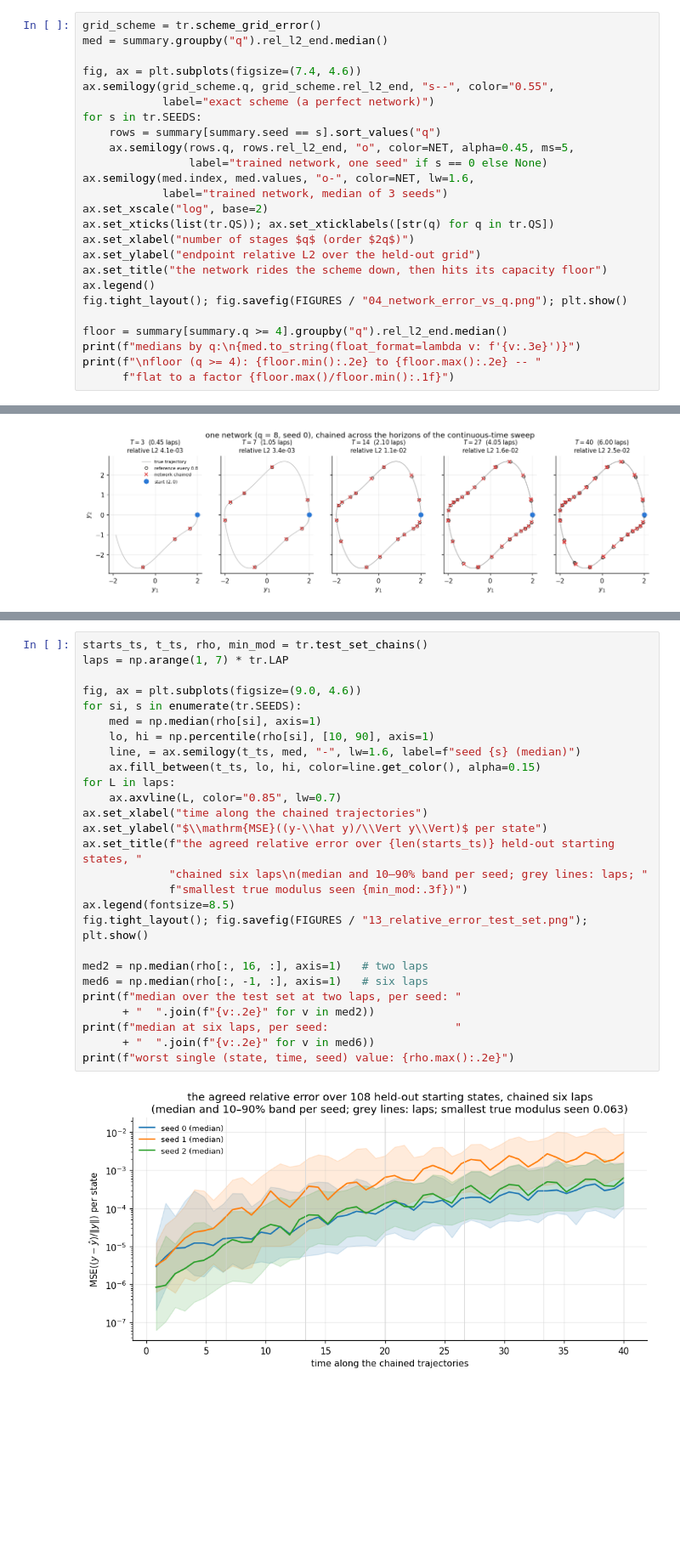
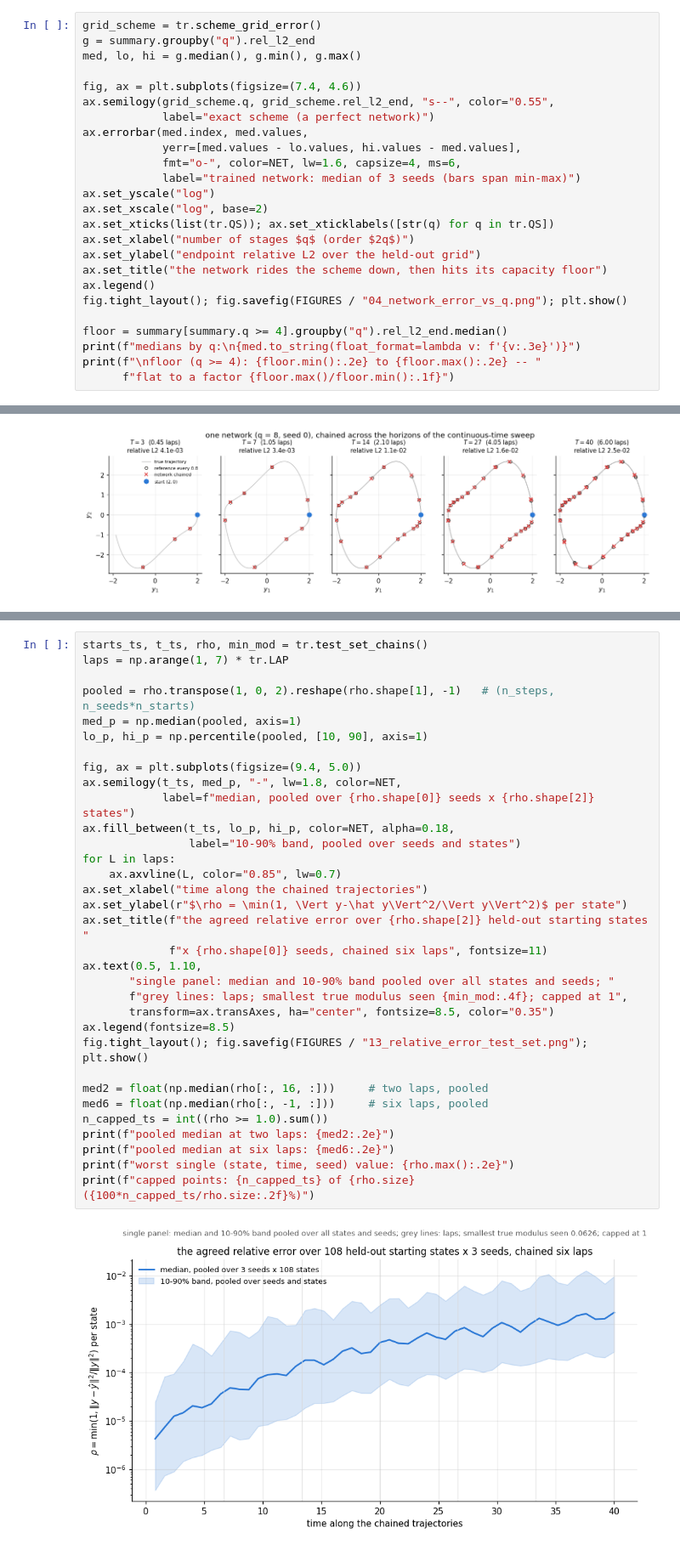
Before and after one commit to GeorgeWilliam1999/Van_Der_Pole, a Jupyter notebook: discrete_time_network/one_step_network.ipynb, the cells around one changed output, grey strips where cells are left out. Shown at 85% size. Cells and saved outputs as stored; diff of their text form; blank space fills up the shorter version.

```diff
--- a/discrete_time_network/one_step_network.ipynb
+++ b/discrete_time_network/one_step_network.ipynb
@@ -263,17 +263,17 @@ architecture error at every $q$, set by what 4×50 tanh units can represent, not
 scheme. Reproducing that floor, and locating it, is this step's deliverable.
 # %%
 grid_scheme = tr.scheme_grid_error()
-med = summary.groupby("q").rel_l2_end.median()
+g = summary.groupby("q").rel_l2_end
+med, lo, hi = g.median(), g.min(), g.max()
 
 fig, ax = plt.subplots(figsize=(7.4, 4.6))
 ax.semilogy(grid_scheme.q, grid_scheme.rel_l2_end, "s--", color="0.55",
             label="exact scheme (a perfect network)")
-for s in tr.SEEDS:
-    rows = summary[summary.seed == s].sort_values("q")
-    ax.semilogy(rows.q, rows.rel_l2_end, "o", color=NET, alpha=0.45, ms=5,
-                label="trained network, one seed" if s == 0 else None)
-ax.semilogy(med.index, med.values, "o-", color=NET, lw=1.6,
-            label="trained network, median of 3 seeds")
+ax.errorbar(med.index, med.values,
+            yerr=[med.values - lo.values, hi.values - med.values],
+            fmt="o-", color=NET, lw=1.6, capsize=4, ms=6,
+            label="trained network: median of 3 seeds (bars span min-max)")
+ax.set_yscale("log")
 ax.set_xscale("log", base=2)
 ax.set_xticks(list(tr.QS)); ax.set_xticklabels([str(q) for q in tr.QS])
 ax.set_xlabel("number of stages $q$ (order $2q$)")
@@ -646,29 +672,35 @@ reported in the figure).
 # %%
 starts_ts, t_ts, rho, min_mod = tr.test_set_chains()
 laps = np.arange(1, 7) * tr.LAP
 
-fig, ax = plt.subplots(figsize=(9.0, 4.6))
-for si, s in enumerate(tr.SEEDS):
-    med = np.median(rho[si], axis=1)
-    lo, hi = np.percentile(rho[si], [10, 90], axis=1)
-    line, = ax.semilogy(t_ts, med, "-", lw=1.6, label=f"seed {s} (median)")
-    ax.fill_between(t_ts, lo, hi, color=line.get_color(), alpha=0.15)
+pooled = rho.transpose(1, 0, 2).reshape(rho.shape[1], -1)   # (n_steps, n_seeds*n_starts)
+med_p = np.median(pooled, axis=1)
+lo_p, hi_p = np.percentile(pooled, [10, 90], axis=1)
+
+fig, ax = plt.subplots(figsize=(9.4, 5.0))
+ax.semilogy(t_ts, med_p, "-", lw=1.8, color=NET,
+            label=f"median, pooled over {rho.shape[0]} seeds x {rho.shape[2]} states")
+ax.fill_between(t_ts, lo_p, hi_p, color=NET, alpha=0.18,
+                label="10-90% band, pooled over seeds and states")
 for L in laps:
     ax.axvline(L, color="0.85", lw=0.7)
 ax.set_xlabel("time along the chained trajectories")
-ax.set_ylabel("$\\mathrm{MSE}((y-\\hat y)/\\Vert y\\Vert)$ per state")
-ax.set_title(f"the agreed relative error over {len(starts_ts)} held-out starting states, "
-             "chained six laps\n(median and 10–90% band per seed; grey lines: laps; "
-             f"smallest true modulus seen {min_mod:.3f})")
+ax.set_ylabel(r"$\rho = \min(1, \Vert y-\hat y\Vert^2/\Vert y\Vert^2)$ per state")
+ax.set_title(f"the agreed relative error over {rho.shape[2]} held-out starting states "
+             f"x {rho.shape[0]} seeds, chained six laps", fontsize=11)
+ax.text(0.5, 1.10,
+       "single panel: median and 10-90% band pooled over all states and seeds; "
+       f"grey lines: laps; smallest true modulus seen {min_mod:.4f}; capped at 1",
+       transform=ax.transAxes, ha="center", fontsize=8.5, color="0.35")
 ax.legend(fontsize=8.5)
 fig.tight_layout(); fig.savefig(FIGURES / "13_relative_error_test_set.png"); plt.show()
 
-med2 = np.median(rho[:, 16, :], axis=1)   # two laps
-med6 = np.median(rho[:, -1, :], axis=1)   # six laps
-print(f"median over the test set at two laps, per seed: "
-      + "  ".join(f"{v:.2e}" for v in med2))
-print(f"median at six laps, per seed:                   "
-      + "  ".join(f"{v:.2e}" for v in med6))
+med2 = float(np.median(rho[:, 16, :]))     # two laps, pooled
+med6 = float(np.median(rho[:, -1, :]))     # six laps, pooled
+n_capped_ts = int((rho >= 1.0).sum())
+print(f"pooled median at two laps: {med2:.2e}")
+print(f"pooled median at six laps: {med6:.2e}")
 print(f"worst single (state, time, seed) value: {rho.max():.2e}")
+print(f"capped points: {n_capped_ts} of {rho.size} ({100*n_capped_ts/rho.size:.2f}%)")
 # %% [output]
-[figure, old version]
+[figure, new version]
```
Also changed, not shown: parts of 8 cells of this notebook, 18 other files.
